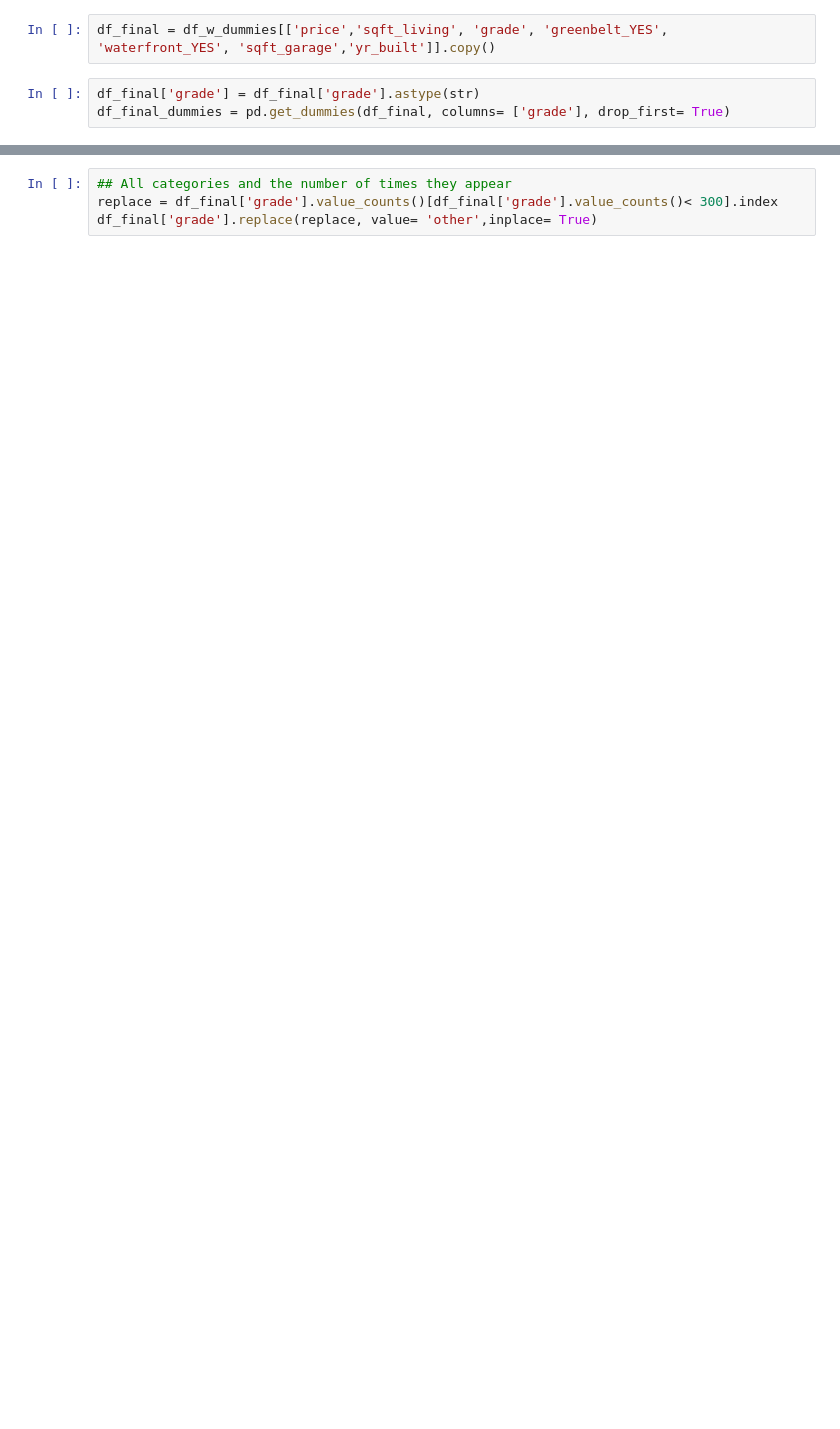
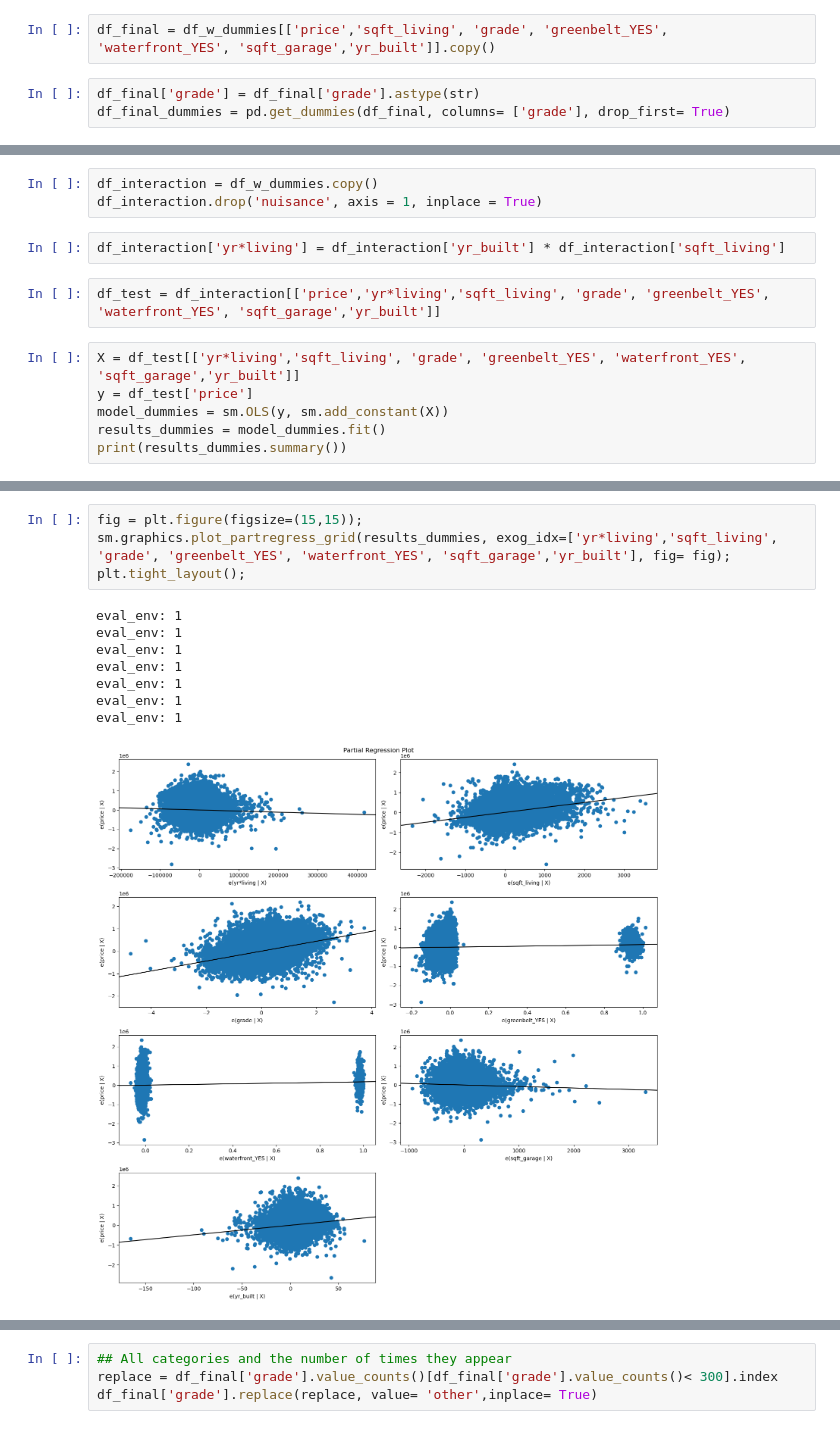
Before and after one commit to Tommyphung1/King-County-Feature-Regression, a Jupyter notebook: main_notebook.ipynb, the cells around one changed output, grey strips where cells are left out. Cells and saved outputs as stored; diff of their text form; blank space fills up the shorter version.

```diff
--- a/main_notebook.ipynb
+++ b/main_notebook.ipynb
@@ -400,0 +383,13 @@ dtype: float64
+# %%
+df_interaction = df_w_dummies.copy()
+df_interaction.drop('nuisance', axis = 1, inplace = True)
+# %%
+df_interaction['yr*living'] = df_interaction['yr_built'] * df_interaction['sqft_living']
+# %%
+df_test = df_interaction[['price','yr*living','sqft_living', 'grade', 'greenbelt_YES', 'waterfront_YES', 'sqft_garage','yr_built']]
+# %%
+X = df_test[['yr*living','sqft_living', 'grade', 'greenbelt_YES', 'waterfront_YES', 'sqft_garage','yr_built']]
+y = df_test['price']
+model_dummies = sm.OLS(y, sm.add_constant(X))
+results_dummies = model_dummies.fit()
+print(results_dummies.summary())
@@ -400,0 +414,13 @@ dtype: float64
+# %%
+fig = plt.figure(figsize=(15,15));
+sm.graphics.plot_partregress_grid(results_dummies, exog_idx=['yr*living','sqft_living', 'grade', 'greenbelt_YES', 'waterfront_YES', 'sqft_garage','yr_built'], fig= fig);
+plt.tight_layout();
+# %% [output]
+eval_env: 1
+eval_env: 1
+eval_env: 1
+eval_env: 1
+eval_env: 1
+eval_env: 1
+eval_env: 1
+[figure, added]
```
Also changed, not shown: parts of 41 cells of this notebook, 3 other files.
